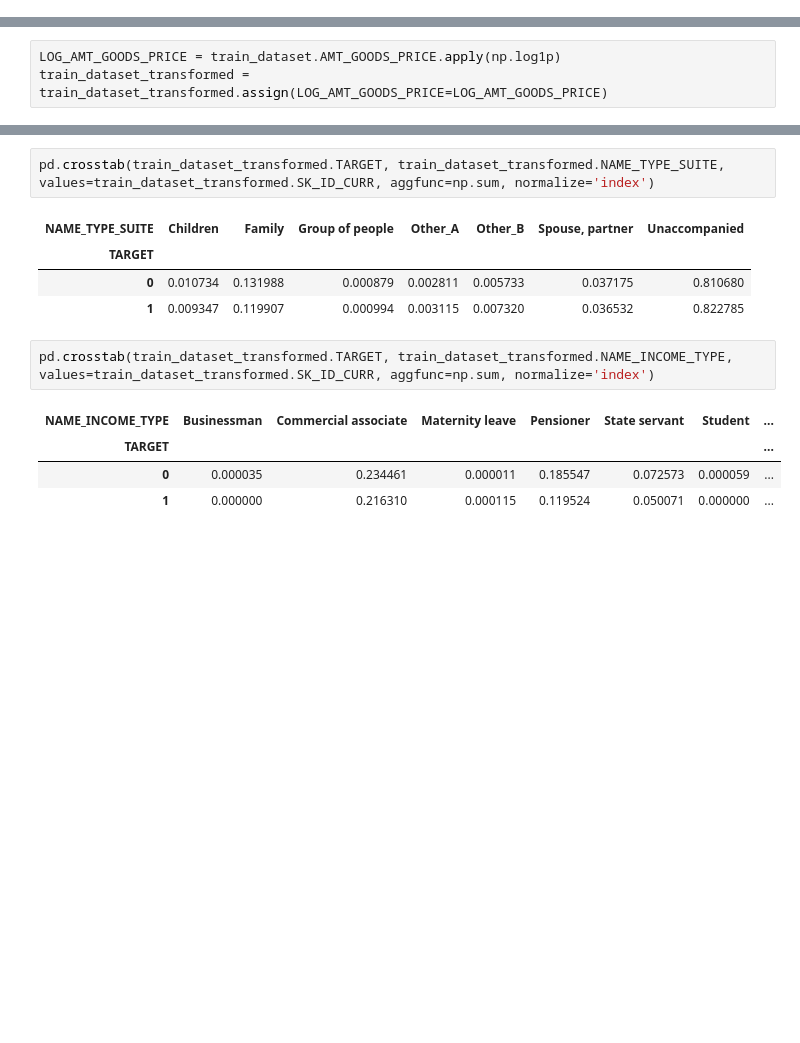
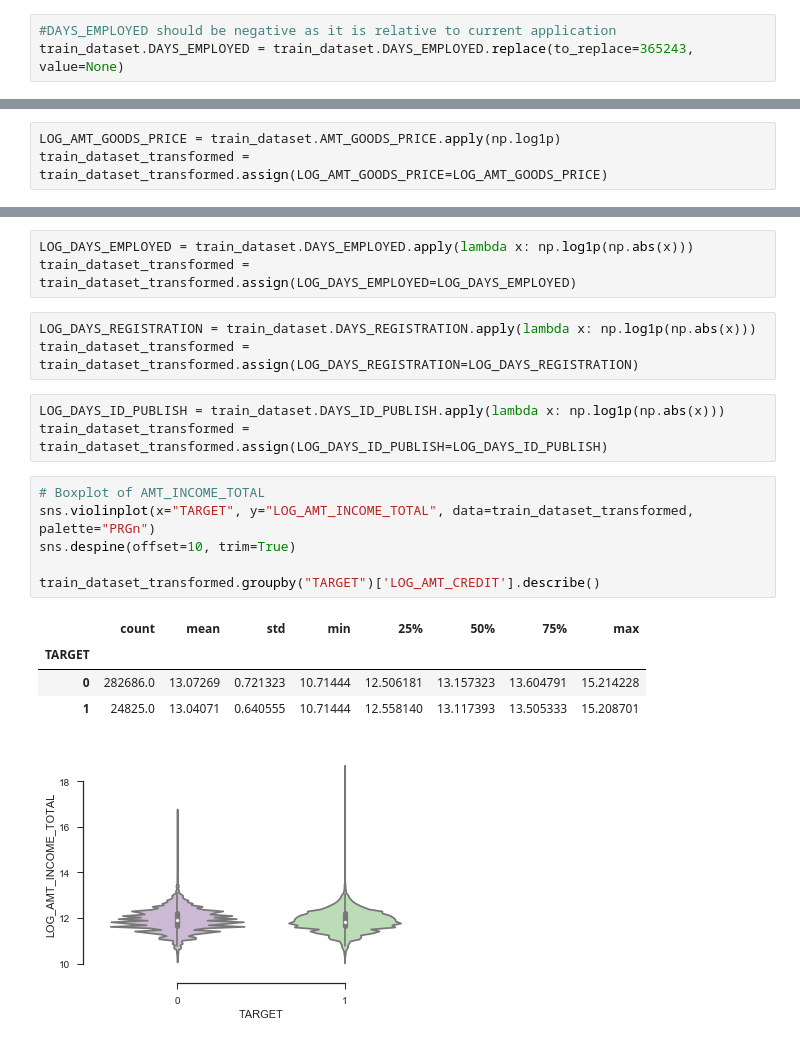
Before and after one commit to RLWH/Kaggle, a Jupyter notebook: Home Credit Group/Exploration.ipynb, the cells around one changed output, grey strips where cells are left out. Drawn from its saved outputs; the diff is of its cells as text; blank space fills up the shorter version.

```diff
--- a/Home Credit Group/Exploration.ipynb
+++ b/Home Credit Group/Exploration.ipynb
@@ -819,3 +828,6 @@ pd.crosstab(train_dataset.TARGET, train_dataset.CNT_CHILDREN, values=train_datas
+# %%
+#DAYS_EMPLOYED should be negative as it is relative to current application
+train_dataset.DAYS_EMPLOYED = train_dataset.DAYS_EMPLOYED.replace(to_replace=365243, value=None)
 # %%
 # Log transform AMT_INCOME_TOTAL
 LOG_AMT_INCOME_TOTAL = train_dataset.AMT_INCOME_TOTAL.apply(np.log1p)
@@ -889,14 +844,21 @@ Name: LOG_AMT_GOODS_PRICE, dtype: float64
-# %%
-pd.crosstab(train_dataset_transformed.TARGET, train_dataset_transformed.NAME_TYPE_SUITE, values=train_dataset_transformed.SK_ID_CURR, aggfunc=np.sum, normalize='index')
-# %% [output]
-| NAME_TYPE_SUITE | Children | Family | Group of people | Other_A | Other_B | Spouse, partner | Unaccompanied |
-| TARGET |  |  |  |  |  |  |  |
-| 0 | 0.010734 | 0.131988 | 0.000879 | 0.002811 | 0.005733 | 0.037175 | 0.810680 |
-| 1 | 0.009347 | 0.119907 | 0.000994 | 0.003115 | 0.007320 | 0.036532 | 0.822785 |
-# %%
-pd.crosstab(train_dataset_transformed.TARGET, train_dataset_transformed.NAME_INCOME_TYPE, values=train_dataset_transformed.SK_ID_CURR, aggfunc=np.sum, normalize='index')
-# %% [output]
-| NAME_INCOME_TYPE | Businessman | Commercial associate | Maternity leave | Pensioner | State servant | Student | ... |
-| TARGET |  |  |  |  |  |  | ... |
-| 0 | 0.000035 | 0.234461 | 0.000011 | 0.185547 | 0.072573 | 0.000059 | ... |
-| 1 | 0.000000 | 0.216310 | 0.000115 | 0.119524 | 0.050071 | 0.000000 | ... |
+# %%
+LOG_DAYS_EMPLOYED = train_dataset.DAYS_EMPLOYED.apply(lambda x: np.log1p(np.abs(x)))
+train_dataset_transformed = train_dataset_transformed.assign(LOG_DAYS_EMPLOYED=LOG_DAYS_EMPLOYED)
+# %%
+LOG_DAYS_REGISTRATION = train_dataset.DAYS_REGISTRATION.apply(lambda x: np.log1p(np.abs(x)))
+train_dataset_transformed = train_dataset_transformed.assign(LOG_DAYS_REGISTRATION=LOG_DAYS_REGISTRATION)
+# %%
+LOG_DAYS_ID_PUBLISH = train_dataset.DAYS_ID_PUBLISH.apply(lambda x: np.log1p(np.abs(x)))
+train_dataset_transformed = train_dataset_transformed.assign(LOG_DAYS_ID_PUBLISH=LOG_DAYS_ID_PUBLISH)
+# %%
+# Boxplot of AMT_INCOME_TOTAL
+sns.violinplot(x="TARGET", y="LOG_AMT_INCOME_TOTAL", data=train_dataset_transformed, palette="PRGn")
+sns.despine(offset=10, trim=True)
+
+train_dataset_transformed.groupby("TARGET")['LOG_AMT_CREDIT'].describe()
+# %% [output]
+|  | count | mean | std | min | 25% | 50% | 75% | max |
+| TARGET |  |  |  |  |  |  |  |  |
+| 0 | 282686.0 | 13.07269 | 0.721323 | 10.71444 | 12.506181 | 13.157323 | 13.604791 | 15.214228 |
+| 1 | 24825.0 | 13.04071 | 0.640555 | 10.71444 | 12.558140 | 13.117393 | 13.505333 | 15.208701 |
+[figure, added]
```
Also changed, not shown: parts of 93 cells of this notebook, 2 other files.
